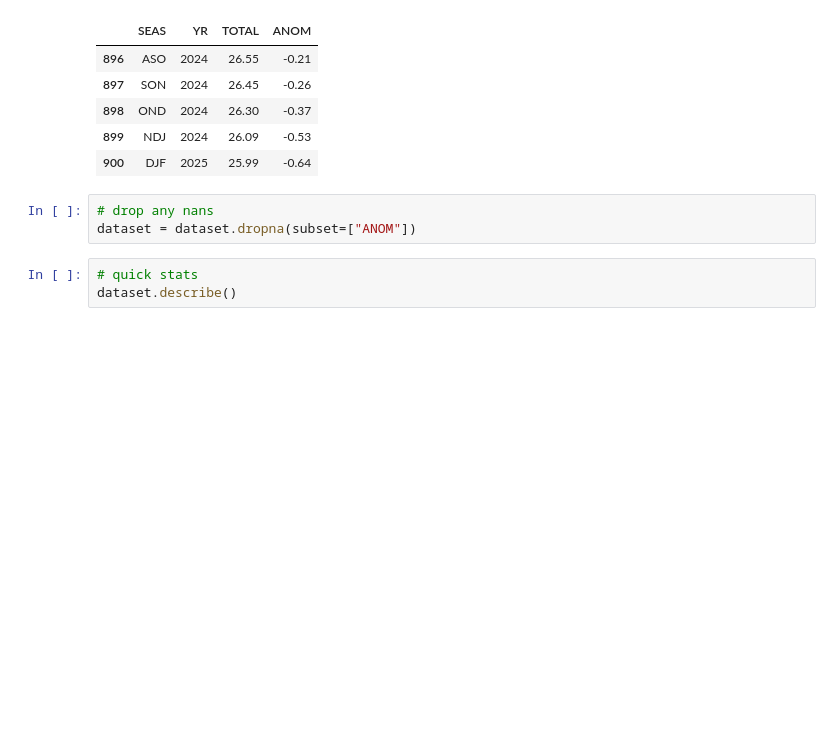
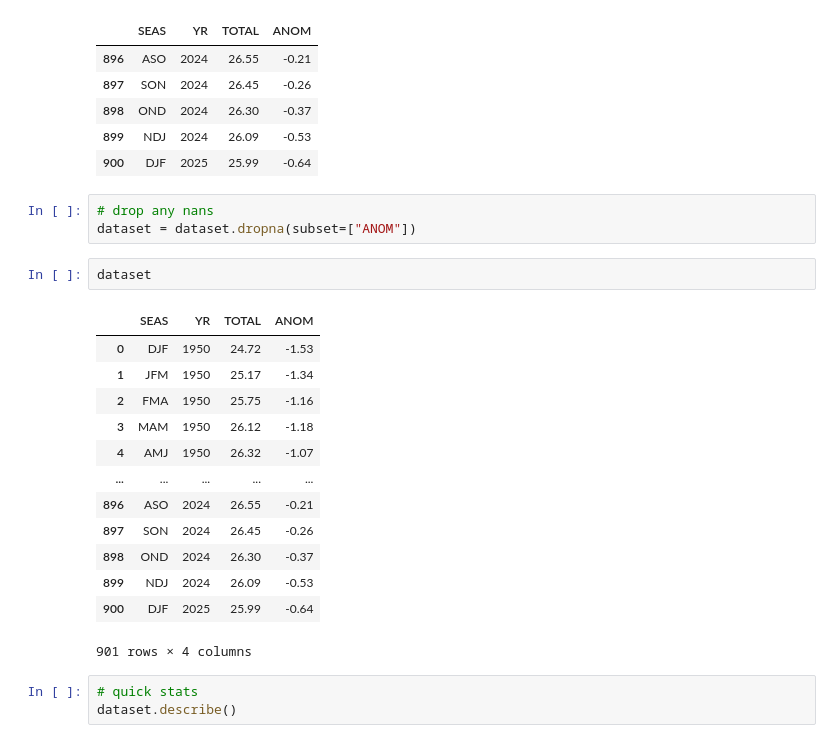
Before and after one commit to mariajmolina/UMDAOSC650, a Jupyter notebook: firstrnn.ipynb, the cells around one changed output. Drawn from its saved outputs; the diff is of its cells as text; blank space fills up the shorter version.

```diff
--- a/firstrnn.ipynb
+++ b/firstrnn.ipynb
@@ -48,6 +48,22 @@ dataset.tail()
 # %%
 # drop any nans
 dataset = dataset.dropna(subset=["ANOM"])
+# %%
+dataset
+# %% [output]
+|  | SEAS | YR | TOTAL | ANOM |
+| 0 | DJF | 1950 | 24.72 | -1.53 |
+| 1 | JFM | 1950 | 25.17 | -1.34 |
+| 2 | FMA | 1950 | 25.75 | -1.16 |
+| 3 | MAM | 1950 | 26.12 | -1.18 |
+| 4 | AMJ | 1950 | 26.32 | -1.07 |
+| ... | ... | ... | ... | ... |
+| 896 | ASO | 2024 | 26.55 | -0.21 |
+| 897 | SON | 2024 | 26.45 | -0.26 |
+| 898 | OND | 2024 | 26.30 | -0.37 |
+| 899 | NDJ | 2024 | 26.09 | -0.53 |
+| 900 | DJF | 2025 | 25.99 | -0.64 |
+901 rows × 4 columns
 # %%
 # quick stats
 dataset.describe()
```
Also changed, not shown: parts of 12 cells of this notebook.
